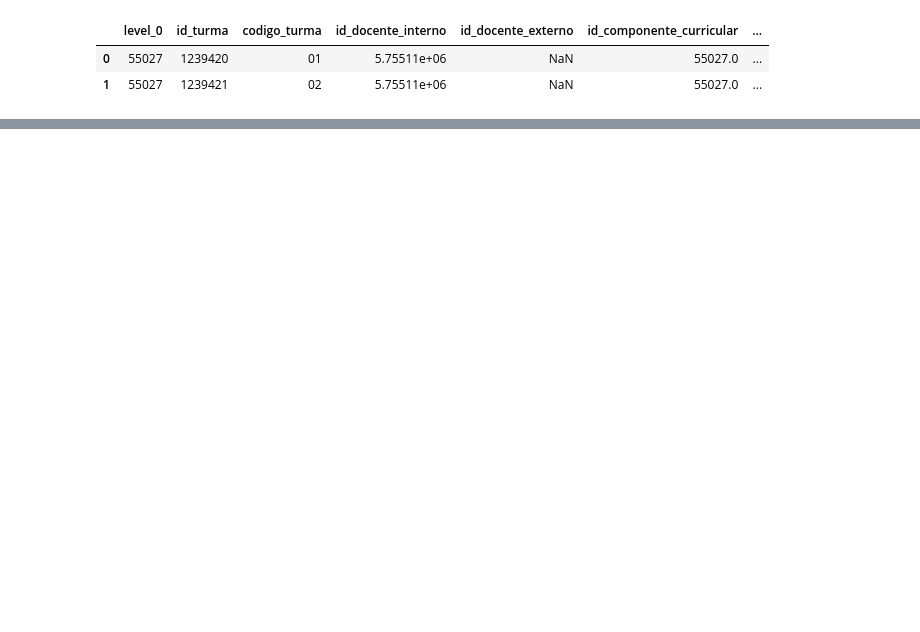
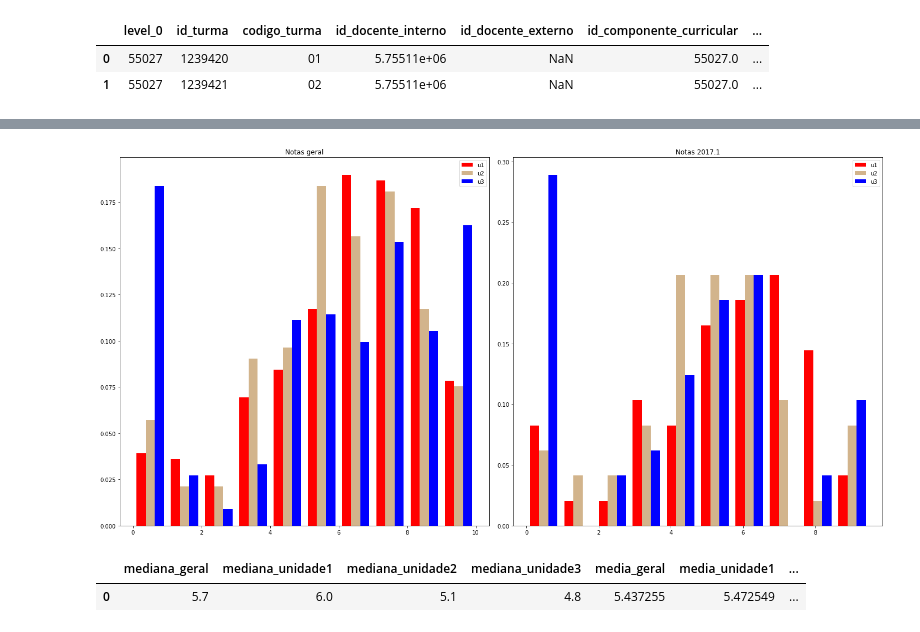
Before and after one commit to paulalps/Probabilidade, a Jupyter notebook: Análises LP II.ipynb, the cells around one changed output, grey strips where cells are left out. Saved outputs shown, nothing was run; the diff lists cells and outputs as text; code cells hidden in the pictures; blank space fills up the shorter version.

```diff
--- a/Análises LP II.ipynb
+++ b/Análises LP II.ipynb
@@ -327,0 +370,4 @@ medianas_lp2_df
+# %%
+alunos_2017_1 = alunos_ok[alunos_ok['ano_periodo'] == '2017.1']
+print(len(alunos_2017_1['discente'].unique()))
+alunos_2017_1.head()
@@ -327,0 +382,58 @@ medianas_lp2_df
+# %%
+u1 = alunos_2017_1[alunos_2017_1['unidade'] == 1.0]
+u2 = alunos_2017_1[alunos_2017_1['unidade'] == 2.0]
+u3 = alunos_2017_1[alunos_2017_1['unidade'] == 3.0]
+# %%
+#import numpy as np
+#import matplotlib.pyplot as plt
+
+#np.random.seed(19680801)
+
+n_bins = 10
+x = alunos_lp2_u1_df['nota'], alunos_lp2_u2_df['nota'],alunos_lp2_u3_df['nota']
+
+fig, axes = plt.subplots(nrows=1, ncols=2, figsize=(20,10))
+ax0, ax1 = axes.flatten()
+
+colors = ['red', 'tan','blue']
+nomes = ['u1','u2', 'u3']
+ax0.hist(x,n_bins, normed=1, histtype='bar', color=colors, label=nomes)
+ax0.legend(prop={'size': 10})
+ax0.set_title('Notas geral')
+
+x2 = u1['nota'], u2['nota'],u3['nota']
+ax1.hist(x2,n_bins, normed=1, histtype='bar', color=colors, label=nomes)
+ax1.legend(prop={'size': 10})
+ax1.set_title('Notas 2017.1')
+
+fig.tight_layout()
+plt.show()
+# %% [output]
+[figure, added]
+# %%
+## Calculando as médias e desvios padrões por unidades
+media_2017_1 = {'media_geral' : np.mean(alunos_2017_1['media_final'].dropna()),
+         'media_unidade1' : np.mean(u1['nota'].dropna()),
+         'media_unidade2' : np.mean(u2['nota'].dropna()),
+         'media_unidade3' : np.mean(u3['nota'].dropna())}
+std_2017_1 = {'desvio_padrao' : np.std(alunos_2017_1['media_final'].dropna()),
+       'desvio_padrao_u1' : np.std(u1['nota'].dropna()),
+       'desvio_padrao_u2' : np.std(u2['nota'].dropna()),
+       'desvio_padrao_u3' : np.std(u3['nota'].dropna())}
+mediana_2017_1 = {'mediana_geral' : np.median(alunos_2017_1['media_final'].dropna()),
+         'mediana_unidade1' : np.median(u1['nota'].dropna()),
+         'mediana_unidade2' : np.median(u2['nota'].dropna()),
+         'mediana_unidade3' : np.median(u3['nota'].dropna())}
+medianas_2017_1 = pd.DataFrame.from_dict(mediana_2017_1,orient='index')
+medianas_2017_1 = pd.DataFrame.transpose(medianas_2017_1);
+medias_2017_1 = pd.DataFrame.from_dict(media_2017_1,orient='index')
+stds_2017_1 = pd.DataFrame.from_dict(std_2017_1,orient='index')
+medias_2017_1 = pd.DataFrame.transpose(medias_2017_1);
+stds_2017_1 = pd.DataFrame.transpose(stds_2017_1);
+
+medias_2017_1_df = pd.concat([medianas_2017_1,medias_2017_1,stds_2017_1,],axis=1)
+medias_2017_1_df = medias_2017_1_df.dropna()
+medias_2017_1_df
+# %% [output]
+|  | mediana_geral | mediana_unidade1 | mediana_unidade2 | mediana_unidade3 | media_geral | media_unidade1 | ... |
+| 0 | 5.7 | 6.0 | 5.1 | 4.8 | 5.437255 | 5.472549 | ... |
```
Also changed, not shown: parts of 30 cells of this notebook.
